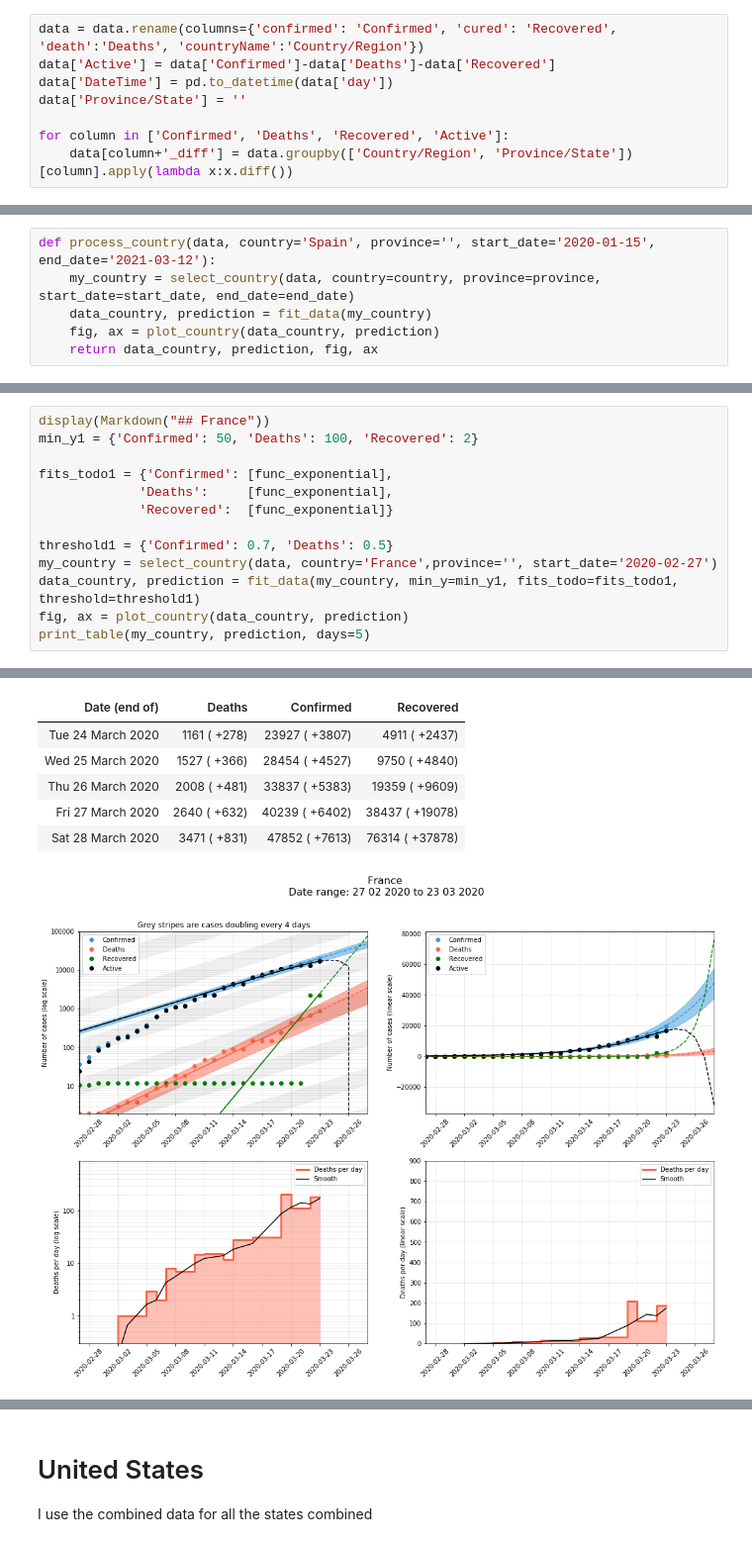
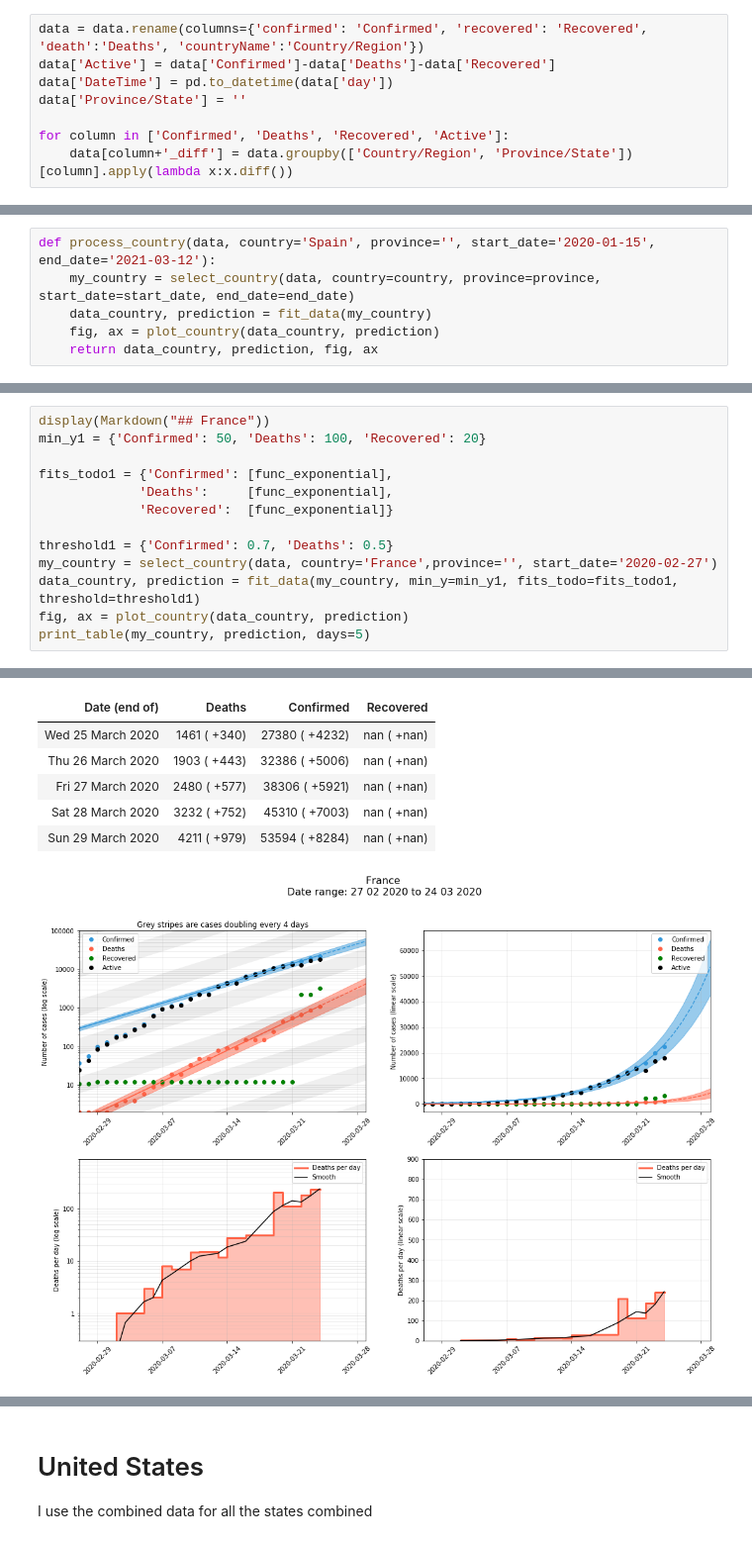
Before and after one commit to jmoldon/coronavirus_analysis, a Jupyter notebook: covid19_newdata.ipynb, the cells around one changed output, grey strips where cells are left out. Shown at 99% size. Saved outputs shown, nothing was run; the diff lists cells and outputs as text.

```diff
--- a/covid19_newdata.ipynb
+++ b/covid19_newdata.ipynb
@@ -98,5 +88,5 @@ display(data.head())
 # %%
-data = data.rename(columns={'confirmed': 'Confirmed', 'cured': 'Recovered', 'death':'Deaths', 'countryName':'Country/Region'})
+data = data.rename(columns={'confirmed': 'Confirmed', 'recovered': 'Recovered', 'death':'Deaths', 'countryName':'Country/Region'})
 data['Active'] = data['Confirmed']-data['Deaths']-data['Recovered']
 data['DateTime'] = pd.to_datetime(data['day'])
 data['Province/State'] = ''
@@ -595,6 +588,6 @@ print_table(my_country, prediction, days=5)
 # %%
 display(Markdown("## France"))
-min_y1 = {'Confirmed': 50, 'Deaths': 100, 'Recovered': 2}
+min_y1 = {'Confirmed': 50, 'Deaths': 100, 'Recovered': 20}
 
 fits_todo1 = {'Confirmed': [func_exponential],
              'Deaths':     [func_exponential],
@@ -613,11 +606,11 @@ print_table(my_country, prediction, days=5)
 #### 5 day prediction
 | Date (end of) | Deaths | Confirmed | Recovered |
-| Tue 24 March 2020 | 1161 ( +278) | 23927 ( +3807) | 4911 ( +2437) |
-| Wed 25 March 2020 | 1527 ( +366) | 28454 ( +4527) | 9750 ( +4840) |
-| Thu 26 March 2020 | 2008 ( +481) | 33837 ( +5383) | 19359 ( +9609) |
-| Fri 27 March 2020 | 2640 ( +632) | 40239 ( +6402) | 38437 ( +19078) |
-| Sat 28 March 2020 | 3471 ( +831) | 47852 ( +7613) | 76314 ( +37878) |
+| Wed 25 March 2020 | 1461 ( +340) | 27380 ( +4232) | nan ( +nan) |
+| Thu 26 March 2020 | 1903 ( +443) | 32386 ( +5006) | nan ( +nan) |
+| Fri 27 March 2020 | 2480 ( +577) | 38306 ( +5921) | nan ( +nan) |
+| Sat 28 March 2020 | 3232 ( +752) | 45310 ( +7003) | nan ( +nan) |
+| Sun 29 March 2020 | 4211 ( +979) | 53594 ( +8284) | nan ( +nan) |
-[figure, old version]
+[figure, new version]
 # %%
 display(Markdown("## Germany"))
 min_y1 = {'Confirmed': 50, 'Deaths': 2, 'Recovered': 50}
```
Also changed, not shown: parts of 28 cells of this notebook, 21 other files.
